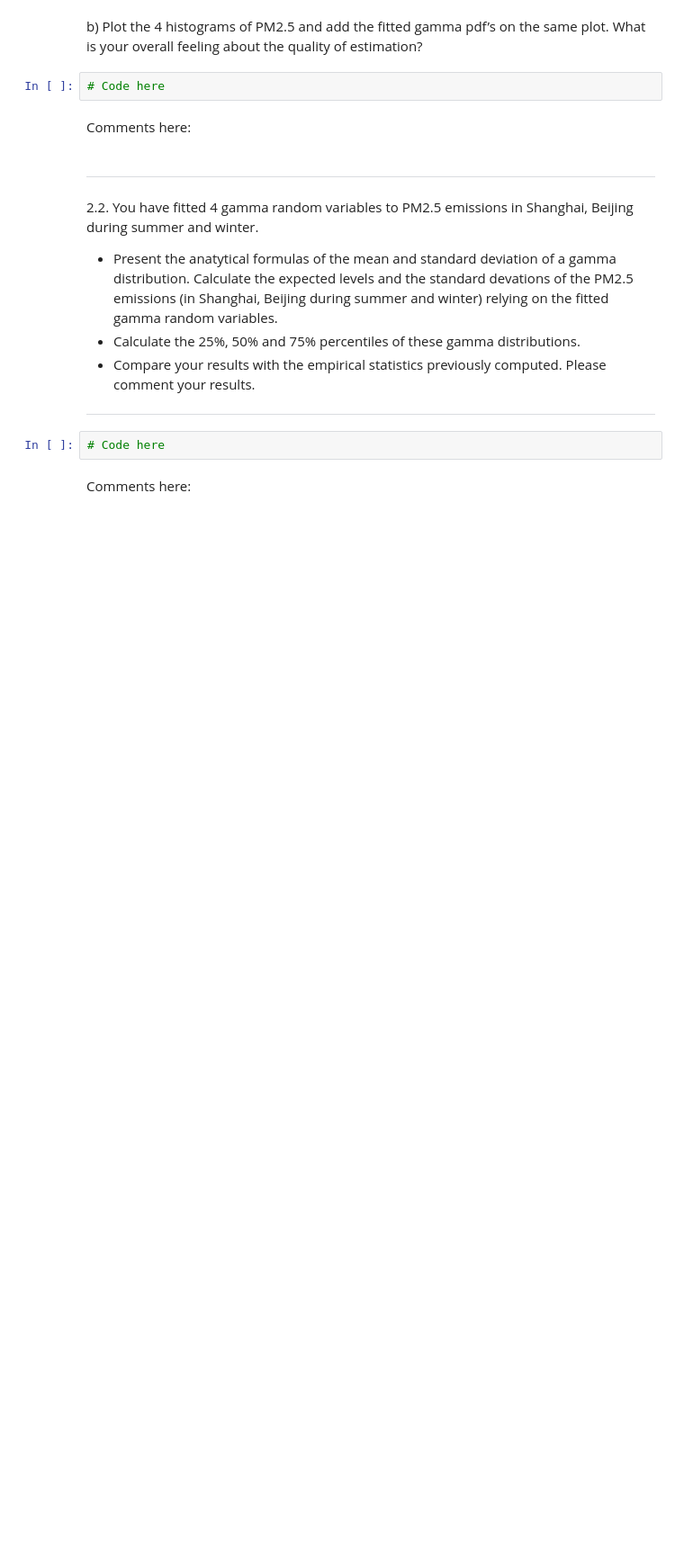
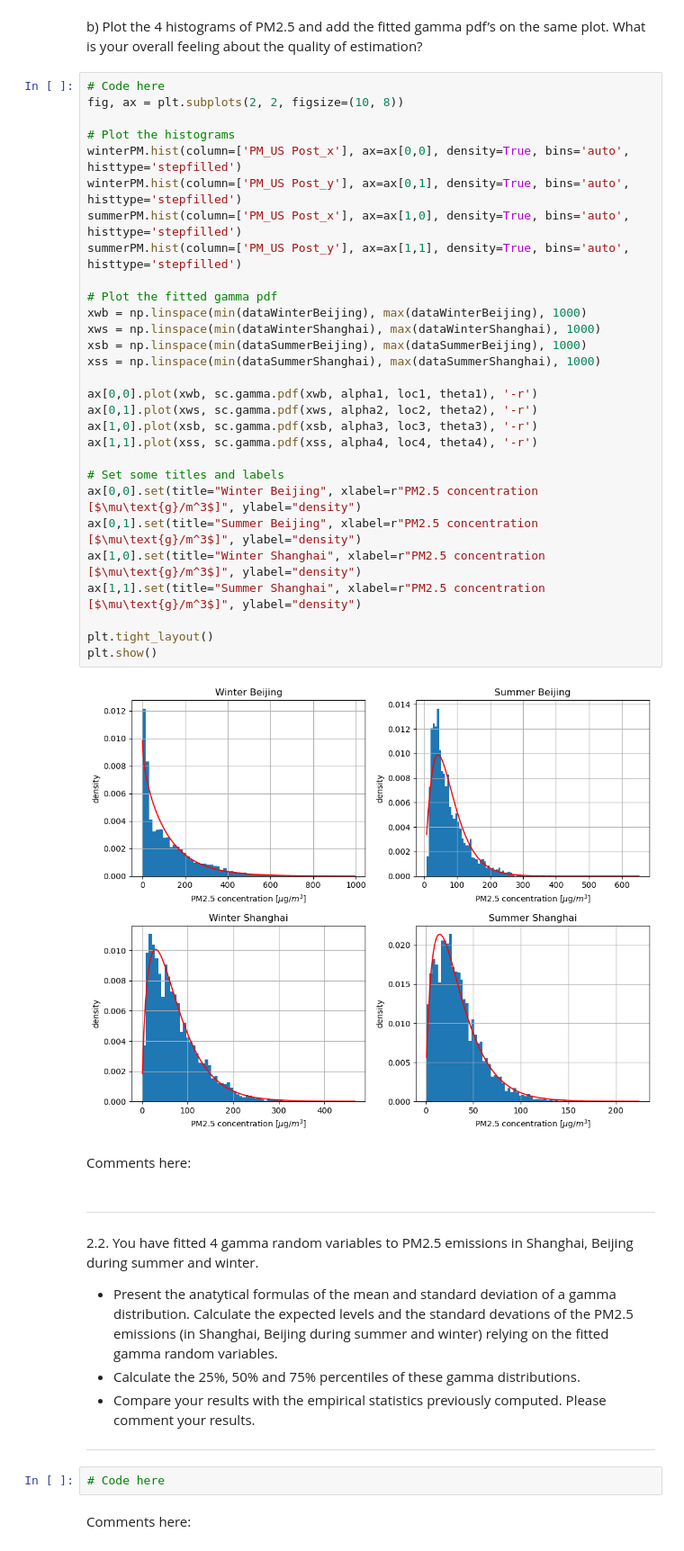
Before and after one commit to thibvr99/hackathon1_g19, a Jupyter notebook: Hackathon 1.ipynb, the cells around one changed output. Shown at 90% size. Drawn from its saved outputs; the diff is of its cells as text; blank space fills up the shorter version.

```diff
--- a/Hackathon 1.ipynb
+++ b/Hackathon 1.ipynb
@@ -212,7 +224,36 @@ print(ll1,'\n',ll2,'\n',ll3,'\n',ll4)
 # %% [markdown]
 b) Plot the 4 histograms of PM2.5 and add the fitted gamma pdf’s on the same plot. What is your overall feeling about the quality of estimation?
-# %%
-# Code here
+# %%
+# Code here
+fig, ax = plt.subplots(2, 2, figsize=(10, 8))
+
+# Plot the histograms
+winterPM.hist(column=['PM_US Post_x'], ax=ax[0,0], density=True, bins='auto', histtype='stepfilled')
+winterPM.hist(column=['PM_US Post_y'], ax=ax[0,1], density=True, bins='auto', histtype='stepfilled')
+summerPM.hist(column=['PM_US Post_x'], ax=ax[1,0], density=True, bins='auto', histtype='stepfilled')
+summerPM.hist(column=['PM_US Post_y'], ax=ax[1,1], density=True, bins='auto', histtype='stepfilled')
+
+# Plot the fitted gamma pdf
+xwb = np.linspace(min(dataWinterBeijing), max(dataWinterBeijing), 1000)
+xws = np.linspace(min(dataWinterShanghai), max(dataWinterShanghai), 1000)
+xsb = np.linspace(min(dataSummerBeijing), max(dataSummerBeijing), 1000)
+xss = np.linspace(min(dataSummerShanghai), max(dataSummerShanghai), 1000)
+
+ax[0,0].plot(xwb, sc.gamma.pdf(xwb, alpha1, loc1, theta1), '-r')
+ax[0,1].plot(xws, sc.gamma.pdf(xws, alpha2, loc2, theta2), '-r')
+ax[1,0].plot(xsb, sc.gamma.pdf(xsb, alpha3, loc3, theta3), '-r')
+ax[1,1].plot(xss, sc.gamma.pdf(xss, alpha4, loc4, theta4), '-r')
+
+# Set some titles and labels
+ax[0,0].set(title="Winter Beijing", xlabel=r"PM2.5 concentration [$\mu\text{g}/m^3$]", ylabel="density")
+ax[0,1].set(title="Summer Beijing", xlabel=r"PM2.5 concentration [$\mu\text{g}/m^3$]", ylabel="density")
+ax[1,0].set(title="Winter Shanghai", xlabel=r"PM2.5 concentration [$\mu\text{g}/m^3$]", ylabel="density")
+ax[1,1].set(title="Summer Shanghai", xlabel=r"PM2.5 concentration [$\mu\text{g}/m^3$]", ylabel="density")
+
+plt.tight_layout()
+plt.show()
+# %% [output]
+[figure, added]
 # %% [markdown]
 Comments here:
 # %% [markdown]
```
Also changed, not shown: parts of 8 cells of this notebook.
